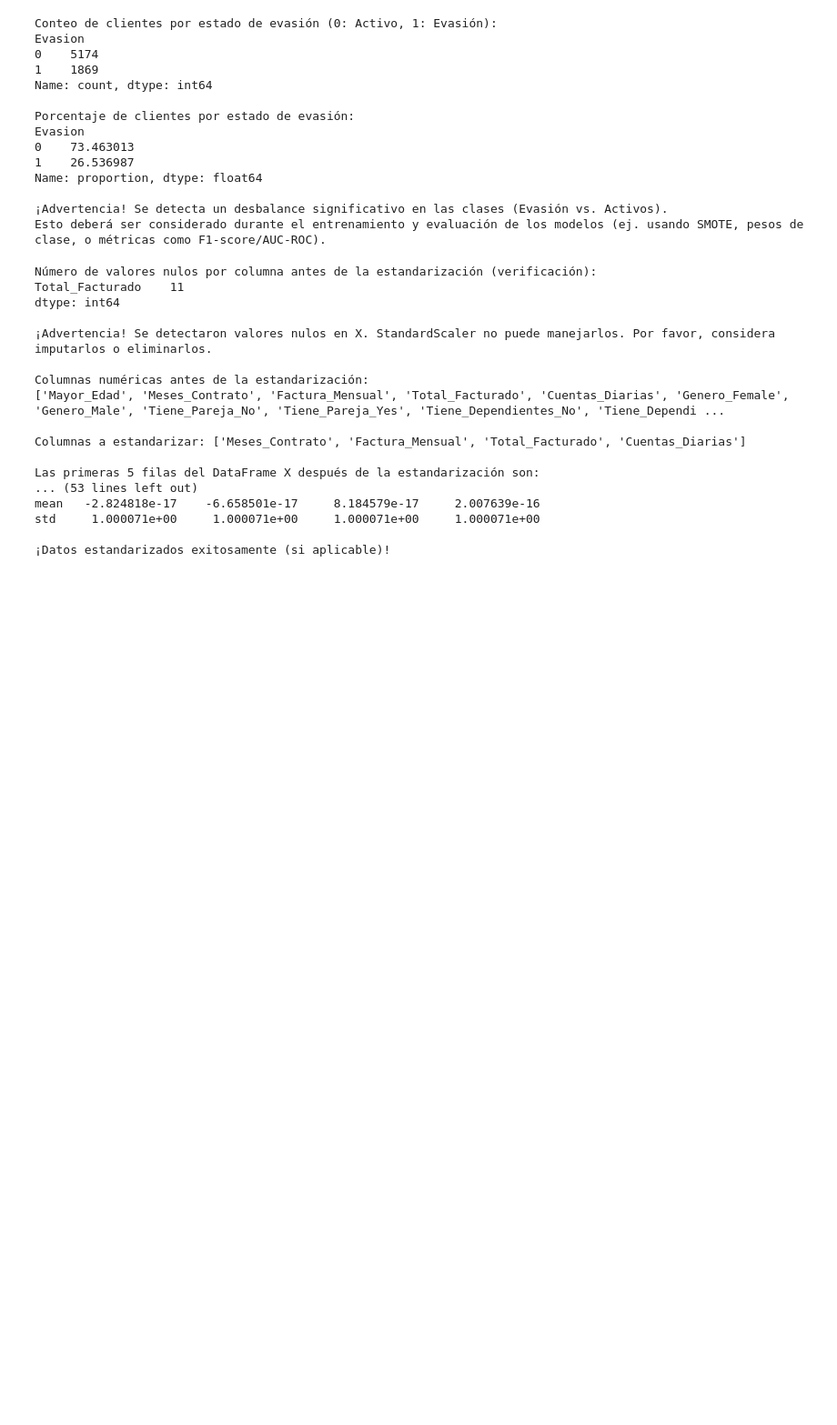
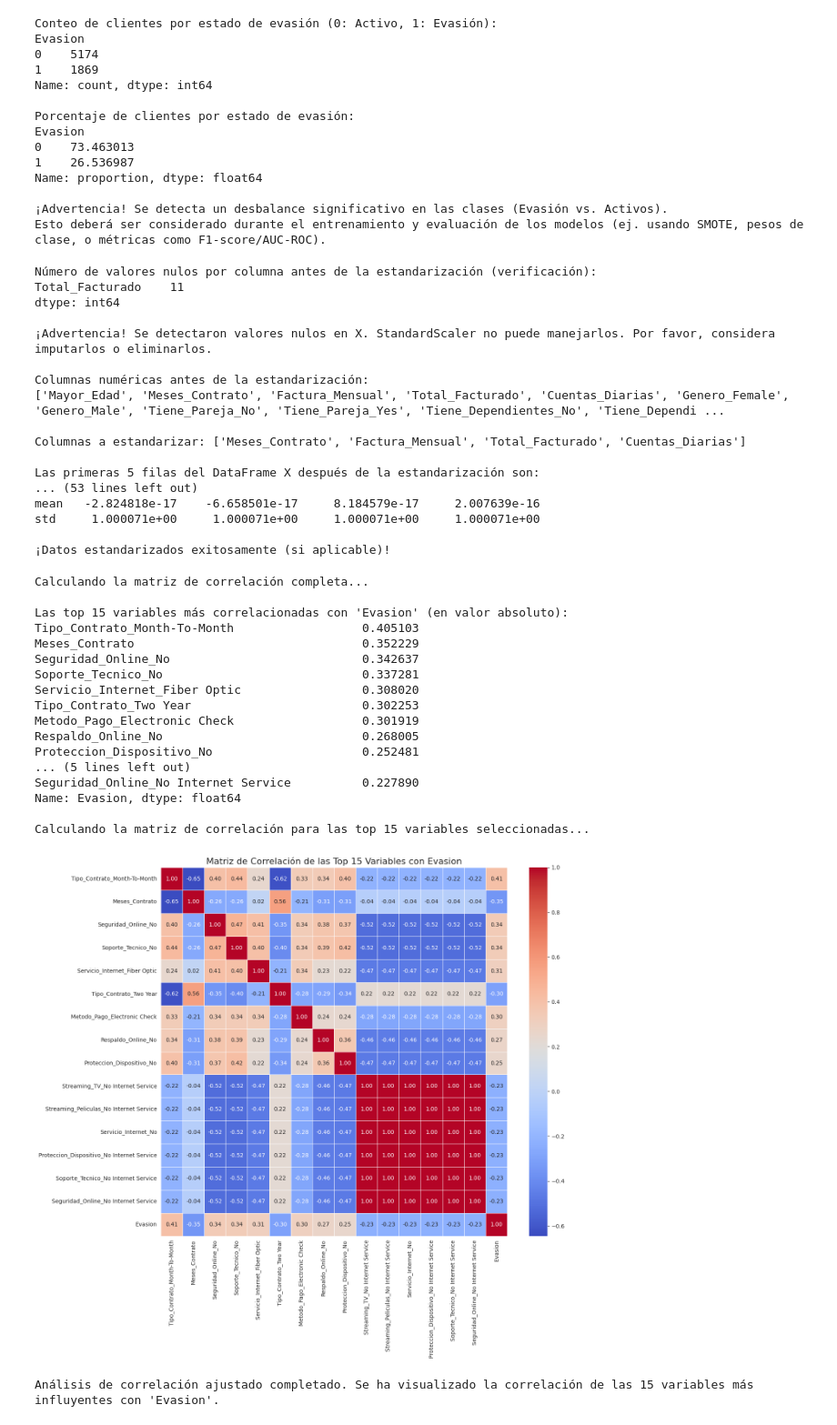
Before and after one commit to betorockers/DataScience_AluraLatam, a Jupyter notebook: Proyectos_Estudios/TelecomXParte2/TelecomXprojectP2.ipynb, the cells around one changed output. Shown: that part at 91% size. Drawn from its saved outputs; the diff is of its cells as text; code cells hidden in the pictures; blank space fills up the shorter version.

Commit message:
continuacion de las secciones Correlacion y Seleccion de variables

```diff
--- a/Proyectos_Estudios/TelecomXParte2/TelecomXprojectP2.ipynb
+++ b/Proyectos_Estudios/TelecomXParte2/TelecomXprojectP2.ipynb
@@ -254,3 +251,54 @@ mean   -2.824818e-17    -6.658501e-17     8.184579e-17     2.007639e-16
 std     1.000071e+00     1.000071e+00     1.000071e+00     1.000071e+00
 
 ¡Datos estandarizados exitosamente (si aplicable)!
+# %%
+# Uniremos X_scaled y y para calcular la correlación completa
+df_correlation = X_scaled.copy()
+df_correlation['Evasion'] = y.values
+
+print("Calculando la matriz de correlación completa...")
+correlation_matrix = df_correlation.corr()
+
+# Obtendremos la correlación de todas las variables con 'Evasion' y las ordenaremos por valor absoluto
+correlation_with_churn = correlation_matrix['Evasion'].drop('Evasion').abs().sort_values(ascending=False)
+
+# Seleccionamos un top 15 de las variables más correlacionadas
+top_n = 15
+top_15_features = correlation_with_churn.head(top_n).index.tolist()
+
+print(f"\nLas top {top_n} variables más correlacionadas con 'Evasion' (en valor absoluto):")
+print(correlation_with_churn.head(top_n))
+
+# Creaamos un nuevo DataFrame solo con estas 15 variables y la columna 'Evasion'
+df_top_features_correlation = df_correlation[top_15_features + ['Evasion']]
+
+print(f"\nCalculando la matriz de correlación para las top {top_n} variables seleccionadas...")
+correlation_matrix_top_features = df_top_features_correlation.corr()
+
+# Visualizamos la matriz de correlación con las 15 variables mas correlacionadas
+plt.figure(figsize=(14, 12))
+sns.heatmap(correlation_matrix_top_features, annot=True, cmap='coolwarm', fmt=".2f", linewidths=.5)
+plt.title(f'Matriz de Correlación de las Top {top_n} Variables con Evasion', fontsize=16)
+plt.show()
+
+print("\nAnálisis de correlación ajustado completado. Se ha visualizado la correlación de las 15 variables más influyentes con 'Evasion'.")
+# %% [output]
+Calculando la matriz de correlación completa...
+
+Las top 15 variables más correlacionadas con 'Evasion' (en valor absoluto):
+Tipo_Contrato_Month-To-Month                  0.405103
+Meses_Contrato                                0.352229
+Seguridad_Online_No                           0.342637
+Soporte_Tecnico_No                            0.337281
+Servicio_Internet_Fiber Optic                 0.308020
+Tipo_Contrato_Two Year                        0.302253
+Metodo_Pago_Electronic Check                  0.301919
+Respaldo_Online_No                            0.268005
+Proteccion_Dispositivo_No                     0.252481
+... (5 lines left out)
+Seguridad_Online_No Internet Service          0.227890
+Name: Evasion, dtype: float64
+
+Calculando la matriz de correlación para las top 15 variables seleccionadas...
+[figure, added]
+Análisis de correlación ajustado completado. Se ha visualizado la correlación de las 15 variables más influyentes con 'Evasion'.
```
Also changed, not shown: parts of 2 cells of this notebook.
